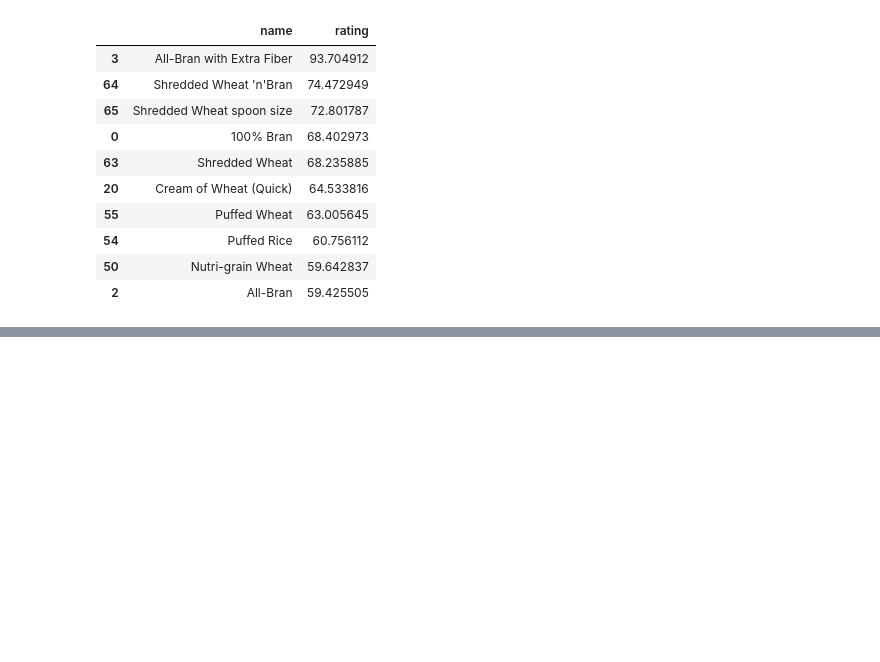
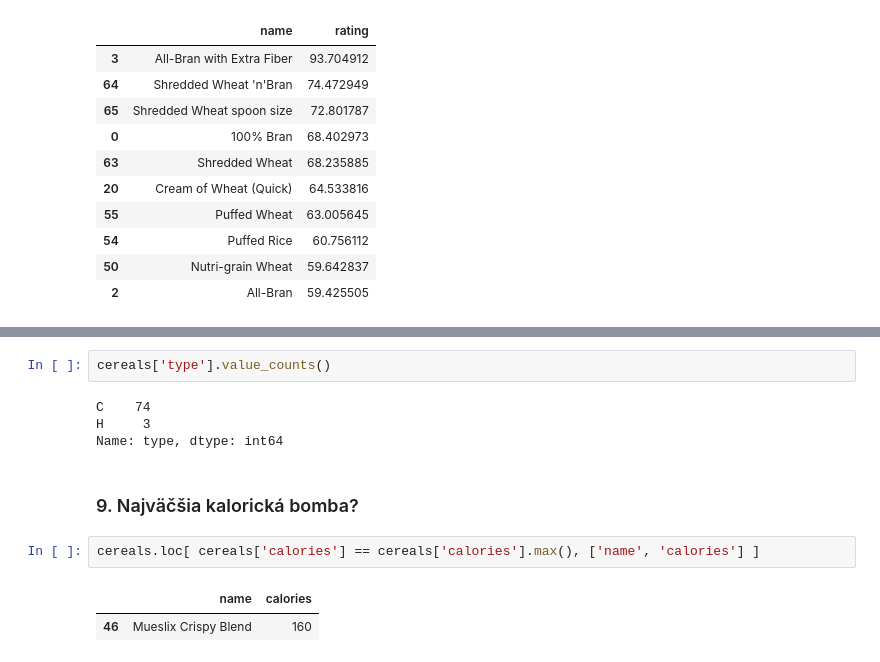
Before and after one commit to bletvaska/pandas-101, a Jupyter notebook: day.2.ipynb, the cells around one changed output, grey strips where cells are left out. Saved outputs shown, nothing was run; the diff lists cells and outputs as text; blank space fills up the shorter version.

```diff
--- a/day.2.ipynb
+++ b/day.2.ipynb
@@ -377,0 +444,13 @@ cereals.sort_values('rating', ascending=False).head(10).loc[:, ['name', 'rating'
+# %%
+cereals['type'].value_counts()
+# %% [output]
+C    74
+H     3
+Name: type, dtype: int64
+# %% [markdown]
+### 9. Najväčšia kalorická bomba?
+# %%
+cereals.loc[ cereals['calories'] == cereals['calories'].max(), ['name', 'calories'] ]
+# %% [output]
+|  | name | calories |
+| 46 | Mueslix Crispy Blend | 160 |
```
Also changed, not shown: parts of 12 cells of this notebook.
